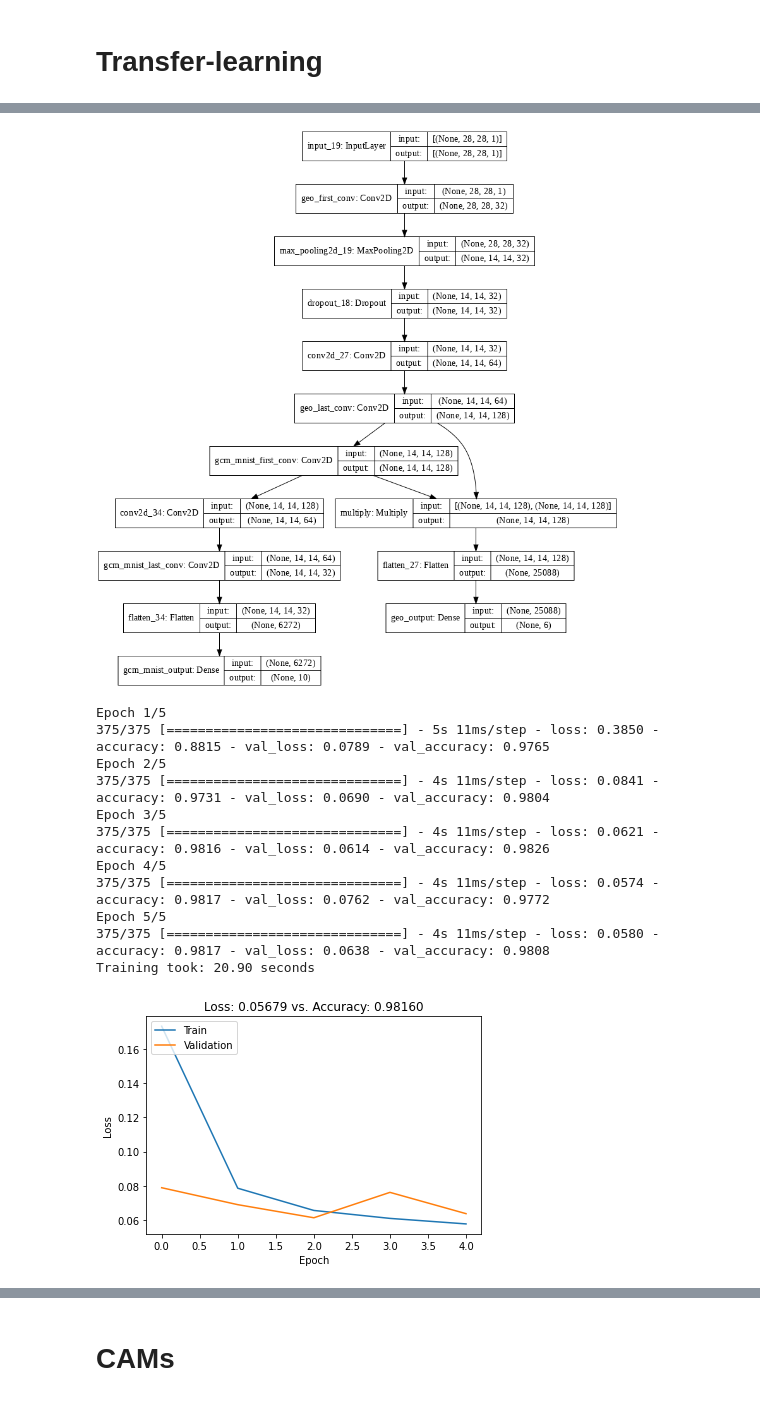
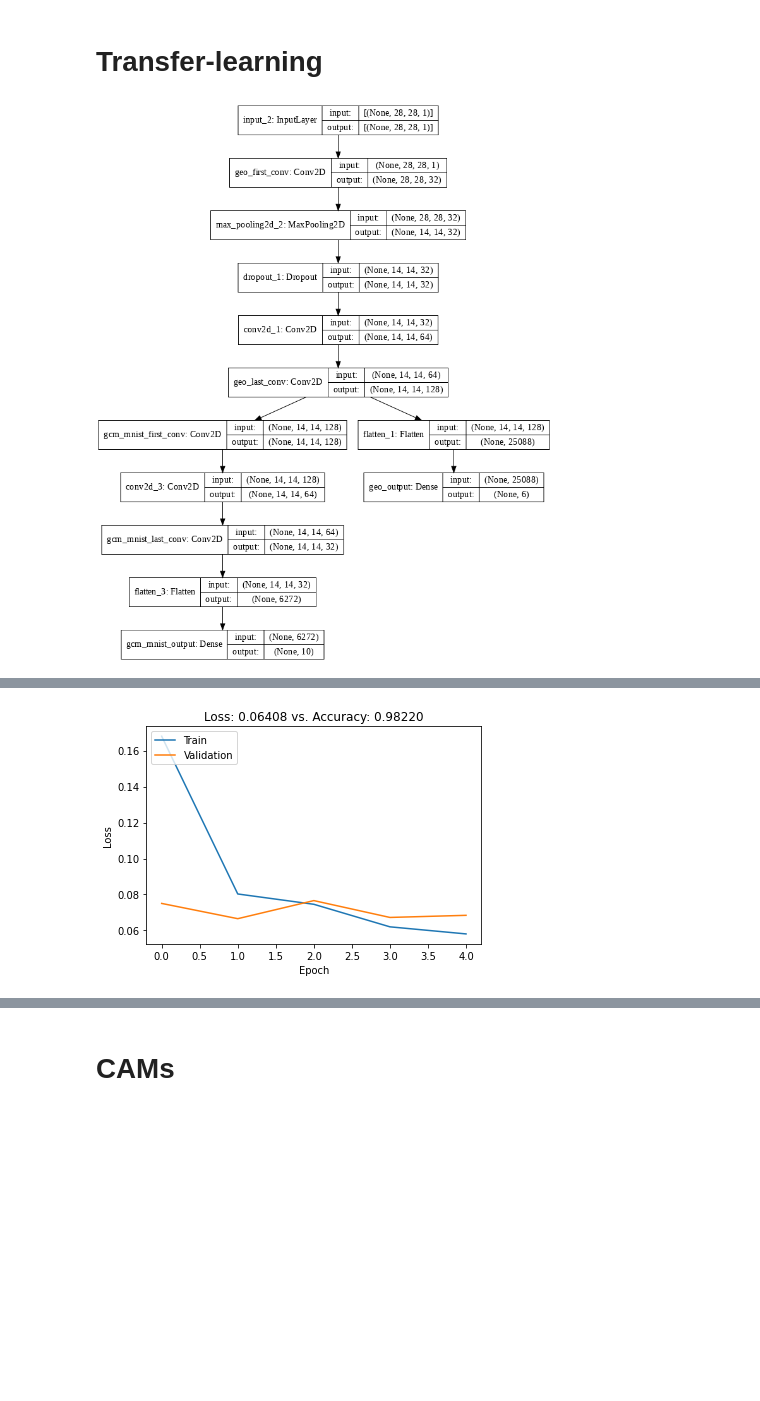
Before and after one commit to fsilvestrim/thesis, a Jupyter notebook: Geo_Cam.ipynb, the cells around one changed output, grey strips where cells are left out. Saved outputs shown, nothing was run; the diff lists cells and outputs as text; code cells hidden in the pictures; blank space fills up the shorter version.

```diff
--- a/Geo_Cam.ipynb
+++ b/Geo_Cam.ipynb
@@ -384,33 +396,41 @@ geo_last, geo2_last, last = input, None, None
 # utilize a lambda layer to convert the 3 channel input to a grayscale representation
 # geo_last = layers.Lambda(lambda c: tf.image.rgb_to_grayscale(c))(input)
 
+# GEO - 1
 for layer in get_cam_layers(geo_model_copy)[0]:
   layer.trainable = False
   geo_last = layer(geo_last)
 
+# MNIST - 1
 last = layers.Conv2D(filters=128, kernel_size=(3, 3), padding="same", activation="relu", name="gcm_mnist_first_conv")(geo_last)
-
-# piggi_back = layers.Attention(causal=True, dropout=0)([geo_last, last])
-piggi_back = layers.Multiply()([geo_last, last])
-piggi_back.trainable = False
-
-for layer in get_cam_layers(geo_model_copy)[1]:
-  layer.trainable = False
-  geo2_last = layer(piggi_back) if geo2_last is None else layer(geo2_last)
+mnist_first_cnn = last
 
 last = layers.Conv2D(filters=64, kernel_size=(3, 3), padding="same", activation="relu")(last)
 last = layers.Conv2D(filters=32, kernel_size=(3, 3), padding="same", activation="relu", name="gcm_mnist_last_conv")(last)
 
+# MNIST - 2
 last = layers.Flatten()(last)
 last = layers.Dense(mnist_num_classes, activation="softmax", name="gcm_mnist_output")(last)
 
+# CONNECTION
+# connection = layers.Multiply(name="combination")([geo_last, mnist_first_cnn])
+# connection.trainable = False
+# mnist_first_cnn.get_output_at(1).set_weights(np.ones(mnist_first_cnn.get_output_at(1).shape))
+connection = geo_last
+
+# GEO - 2
+for layer in get_cam_layers(geo_model_copy)[1]:
+  layer.trainable = False
+  geo2_last = layer(connection) if geo2_last is None else layer(geo2_last)
+
+# MODEL
 model_gcm = Model(inputs=input, outputs=last)
 model_gcm_complete = Model(inputs=input, outputs=[last, geo2_last])
 
 opt = keras.optimizers.Adam(learning_rate=0.004)
 model_gcm.compile(loss="categorical_crossentropy", optimizer=opt, metrics=["accuracy"])
 
-model_gcm_complete.summary()
+# model_gcm_complete.summary()
 display(keras.utils.plot_model(model_gcm_complete, show_shapes=True, dpi=72))
 
 # train
@@ -422,3 +442,4 @@ print("Training took: %.2f seconds" % (time.perf_counter() - start_time))
 score_gcm = model_gcm.evaluate(mnist_test[0], mnist_test[1], verbose=0)
 plot_model_score(score_gcm, history_geocam.history)
 # %% [output]
+[figure, new version]
@@ -442,16 +457,4 @@ ________________________________________________________________________________
-[figure, old version]
-Epoch 1/5
-375/375 [==============================] - 5s 11ms/step - loss: 0.3850 - accuracy: 0.8815 - val_loss: 0.0789 - val_accuracy: 0.9765
-Epoch 2/5
-375/375 [==============================] - 4s 11ms/step - loss: 0.0841 - accuracy: 0.9731 - val_loss: 0.0690 - val_accuracy: 0.9804
-Epoch 3/5
-375/375 [==============================] - 4s 11ms/step - loss: 0.0621 - accuracy: 0.9816 - val_loss: 0.0614 - val_accuracy: 0.9826
-Epoch 4/5
-375/375 [==============================] - 4s 11ms/step - loss: 0.0574 - accuracy: 0.9817 - val_loss: 0.0762 - val_accuracy: 0.9772
-Epoch 5/5
-375/375 [==============================] - 4s 11ms/step - loss: 0.0580 - accuracy: 0.9817 - val_loss: 0.0638 - val_accuracy: 0.9808
-Training took: 20.90 seconds
-[figure, old version]
+[figure, new version]
 # %%
 image, label, prediction, _ = get_prediction(model_gcm, mnist_test)
 show_prediction(image, label, prediction)
```
Also changed, not shown: parts of 20 cells of this notebook.
